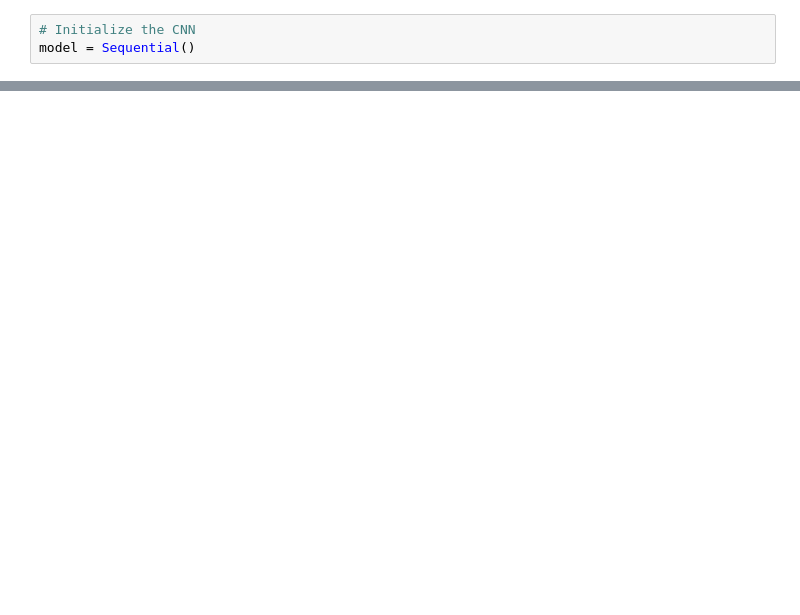
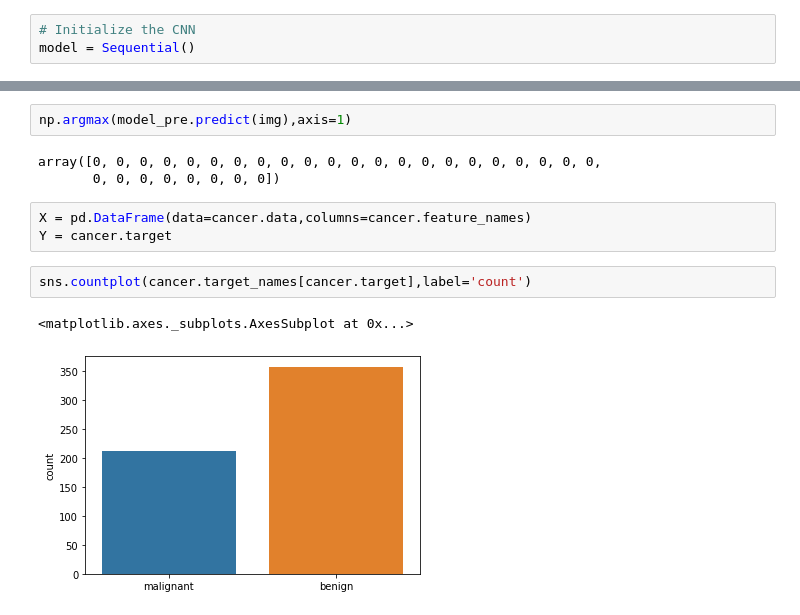
Before and after one commit to ktonon0401/AI-training, a Jupyter notebook: CNN_Breast_Cancer.ipynb, the cells around one changed output, grey strips where cells are left out. Cells and saved outputs as stored; diff of their text form; blank space fills up the shorter version.

```diff
--- a/CNN_Breast_Cancer.ipynb
+++ b/CNN_Breast_Cancer.ipynb
@@ -118,0 +211,13 @@ array(['malignant', 'malignant', 'malignant', 'malignant', 'malignant',
+# %%
+np.argmax(model_pre.predict(img),axis=1)
+# %% [output]
+array([0, 0, 0, 0, 0, 0, 0, 0, 0, 0, 0, 0, 0, 0, 0, 0, 0, 0, 0, 0, 0, 0,
+       0, 0, 0, 0, 0, 0, 0, 0])
+# %%
+X = pd.DataFrame(data=cancer.data,columns=cancer.feature_names)
+Y = cancer.target
+# %%
+sns.countplot(cancer.target_names[cancer.target],label='count')
+# %% [output]
+<matplotlib.axes._subplots.AxesSubplot at 0x...>
+[figure, added]
```
Also changed, not shown: parts of 26 cells of this notebook.
